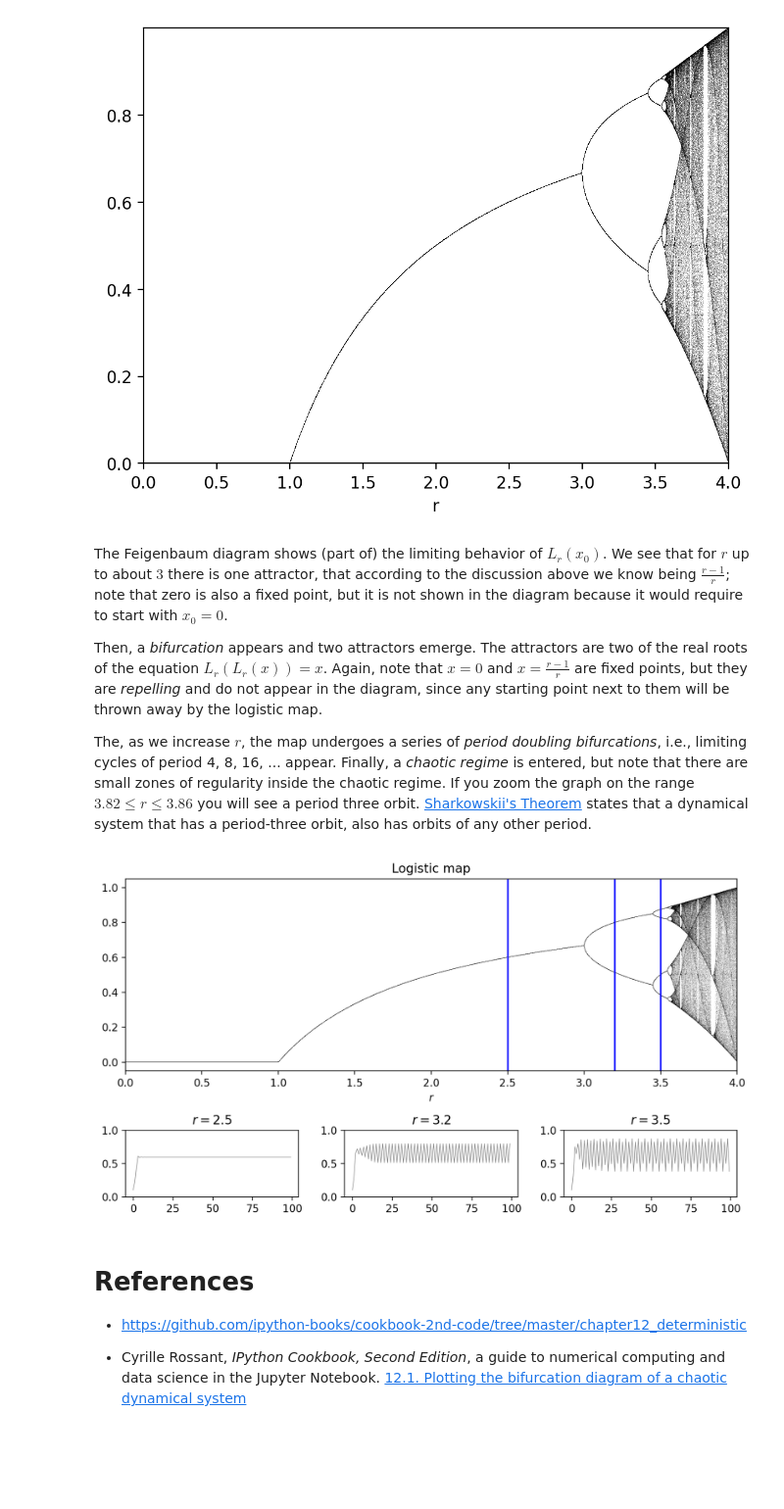
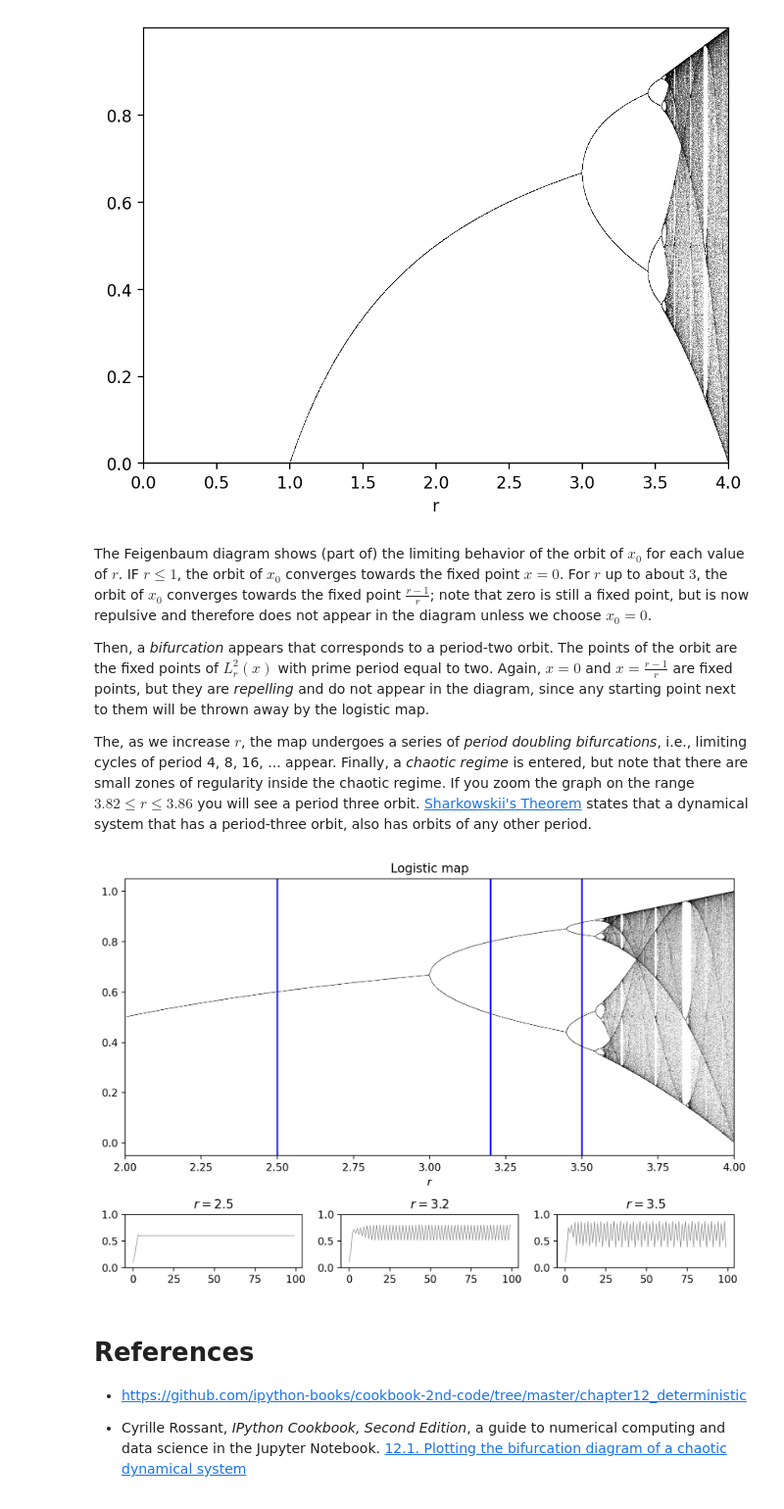
Before and after one commit to mmarzolla/chaos-fractals-phd-course, a Jupyter notebook: Dynamics-simple-maps.ipynb, the cells around one changed output. Shown at 98% size. Cells and saved outputs as stored; diff of their text form; code cells hidden in the pictures; blank space fills up the shorter version.

```diff
--- a/Dynamics-simple-maps.ipynb
+++ b/Dynamics-simple-maps.ipynb
@@ -432,22 +388,25 @@ plt.show()
 # %% [output]
 [figure]
 # %% [markdown]
-The Feigenbaum diagram shows (part of) the limiting behavior of $L_r(x_0)$. We see that for $r$ up to about $3$ there is one attractor, that according to the discussion above we know being $\frac{r-1}{r}$; note that zero is also a fixed point, but it is not shown in the diagram because it would require to start with $x_0 = 0$.
+The Feigenbaum diagram shows (part of) the limiting behavior of the orbit of $x_0$ for each value of $r$. IF $r \leq 1$, the orbit of $x_0$ converges towards the fixed point $x=0$. For $r$ up to about $3$, the orbit of $x_0$ converges towards the fixed point $\frac{r-1}{r}$; note that zero is still a fixed point, but is now repulsive and therefore does not appear in the diagram unless we choose $x_0 = 0$.
 
-Then, a _bifurcation_ appears and two attractors emerge. The attractors are two of the real roots of the equation $L_r(L_r(x)) = x$. Again, note that $x = 0$ and $x = \frac{r-1}{r}$ are fixed points, but they are _repelling_ and do not appear in the diagram, since any starting point next to them will be thrown away by the logistic map.
+Then, a _bifurcation_ appears that corresponds to a period-two orbit. The points of the orbit are the fixed points of $L_r^2(x)$ with prime period equal to two. Again, $x = 0$ and $x = \frac{r-1}{r}$ are fixed points, but they are _repelling_ and do not appear in the diagram, since any starting point next to them will be thrown away by the logistic map.
 
 The, as we increase $r$, the map undergoes a series of _period doubling bifurcations_, i.e., limiting cycles of period 4, 8, 16, ... appear. Finally, a _chaotic regime_ is entered, but note that there are small zones of regularity inside the chaotic regime. If you zoom the graph on the range $3.82 \leq r \leq 3.86$ you will see a period three orbit. [Sharkowskii's Theorem](https://en.wikipedia.org/wiki/Sharkovskii%27s_theorem) states that a dynamical system that has a period-three orbit, also has orbits of any other period.
 # %%
+skip    = 900      # how many points to skip
+keep    = 100      # how many points to keep
+x0      = 0.1
+rvalues = [2.5, 3.2, 3.5];
+bounds  = (2.0, 4.0) # Try (3.82, 3.86) for a period-three cycle
+
 # Prepare the plot layout
-fig = plt.figure(figsize=(9, 5), layout="constrained")
-spec = fig.add_gridspec(3, 3)
-bifurcation_ax = fig.add_subplot(spec[0:2,:])
-iterations1_ax = fig.add_subplot(spec[2,0])
-iterations2_ax = fig.add_subplot(spec[2,1])
-iterations3_ax = fig.add_subplot(spec[2,2])
-
-x0 = 0.1
-rvalues = [2.5, 3.2, 3.5];
+fig = plt.figure(figsize=(9, 6), layout="constrained")
+spec = fig.add_gridspec(4, 3)
+bifurcation_ax = fig.add_subplot(spec[0:3,:])
+iterations1_ax = fig.add_subplot(spec[3,0])
+iterations2_ax = fig.add_subplot(spec[3,1])
+iterations3_ax = fig.add_subplot(spec[3,2])
 
 # Plot the bifurcation diagram
 plt.sca(bifurcation_ax)
@@ -458,34 +417,34 @@ for r in rs:
 plt.axvline(x=rvalues[0], color='b')
 plt.axvline(x=rvalues[1], color='b')
 plt.axvline(x=rvalues[2], color='b')
 plt.xlabel("$r$")
 plt.xlim(bounds)
 plt.title(f"Logistic map")
 
 # Plot the orbits
 plt.sca(iterations1_ax)
 logistic_sequence = list(it.islice(iterate(Lr(rvalues[0]), x0), 100))
 plt.plot(logistic_sequence, '-k', lw=0.5, alpha=0.5)
 plt.title(f"$r={rvalues[0]:.1f}$")
 plt.ylim(0,1)
 
 plt.sca(iterations2_ax)
 logistic_sequence = list(it.islice(iterate(Lr(rvalues[1]), x0), 100))
 plt.plot(logistic_sequence, '-k', lw=0.5, alpha=0.5)
 plt.title(f"$r={rvalues[1]:.1f}$")
 plt.ylim(0,1)
 
 plt.sca(iterations3_ax)
 logistic_sequence = list(it.islice(iterate(Lr(rvalues[2]), x0), 100))
 plt.plot(logistic_sequence, '-k', lw=0.5, alpha=0.5)
 plt.title(f"$r={rvalues[2]:.1f}$")
 plt.ylim(0,1)
 
 plt.tight_layout()
 plt.savefig('fig-tree-r.png', bbox_inches='tight', pad_inches=0)
 plt.show()
 # %% [output]
-[figure, old version]
+[figure, new version]
 # %% [markdown]
 # References
 
```
Also changed, not shown: parts of 24 cells of this notebook, 1 other file.
